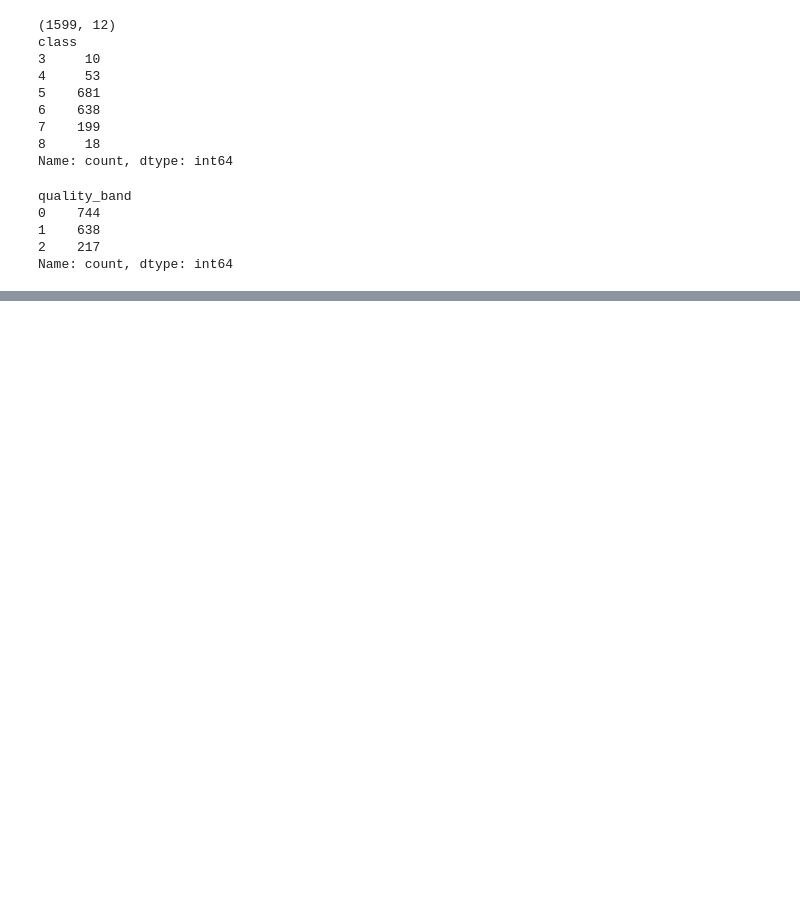
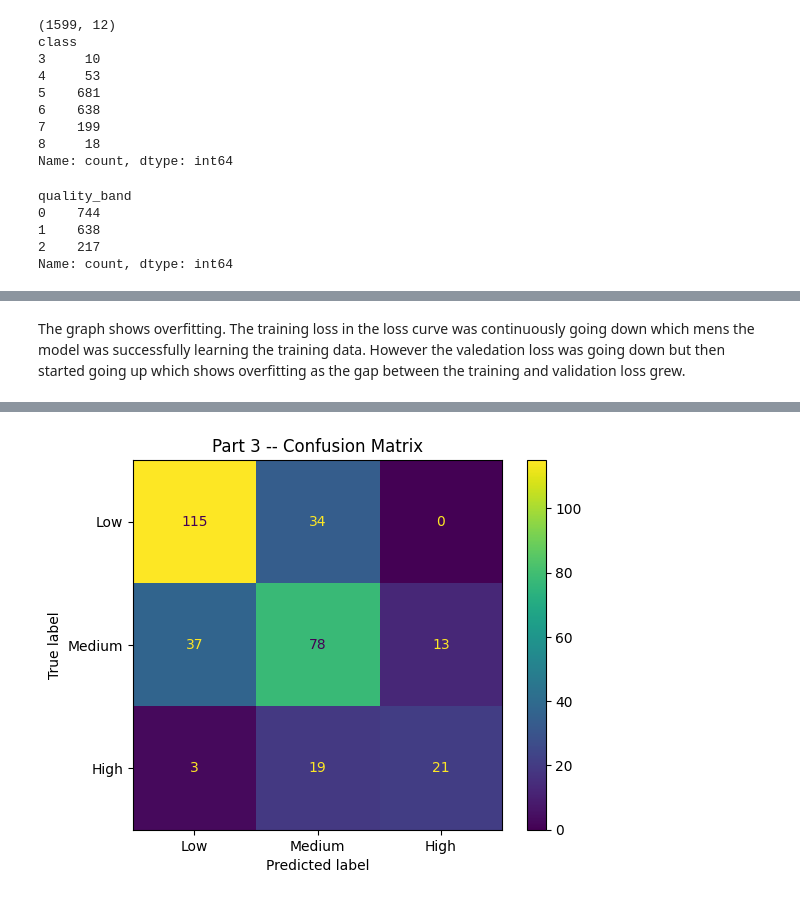
Before and after one commit to chasekrisko-design/IT480-FA26, a Jupyter notebook: Assignment1/Assignment1_Hyperparameter_Tuning.ipynb, the cells around one changed output, grey strips where cells are left out. Drawn from its saved outputs; the diff is of its cells as text; code cells hidden in the pictures; blank space fills up the shorter version.

```diff
--- a/Assignment1/Assignment1_Hyperparameter_Tuning.ipynb
+++ b/Assignment1/Assignment1_Hyperparameter_Tuning.ipynb
@@ -51,0 +113,18 @@ Name: count, dtype: int64
+# %% [markdown]
+The graph shows overfitting. The training loss in the loss curve was continuously going down which mens the model was successfully learning the training data. However the valedation loss was going down but then started going up which shows overfitting as the gap between the training and validation loss grew.
+# %%
+multi_probs = model_multi.predict(X3_test_scaled)
+multi_preds = np.argmax(multi_probs, axis=1)
+
+acc_multi = accuracy_score(y3_test, multi_preds)
+print(f"Part 3 -- Test Accuracy: {acc_multi:.3f}")
+
+cm3 = confusion_matrix(y3_test, multi_preds)
+ConfusionMatrixDisplay(cm3, display_labels=["Low", "Medium", "High"]).plot()
+plt.title("Part 3 -- Confusion Matrix")
+plt.show()
+
+# Q: Which classes does your model confuse most often? Does that make sense
+# given how the quality bands were constructed?
+# Your answer: Low and medium are confused the most. This does make sense as medium was strictly bound to 6, while low had all numbers 0-5.
+# %% [output]
@@ -51,0 +133 @@ Name: count, dtype: int64
+[figure, added]
```
Also changed, not shown: parts of 5 cells of this notebook.
